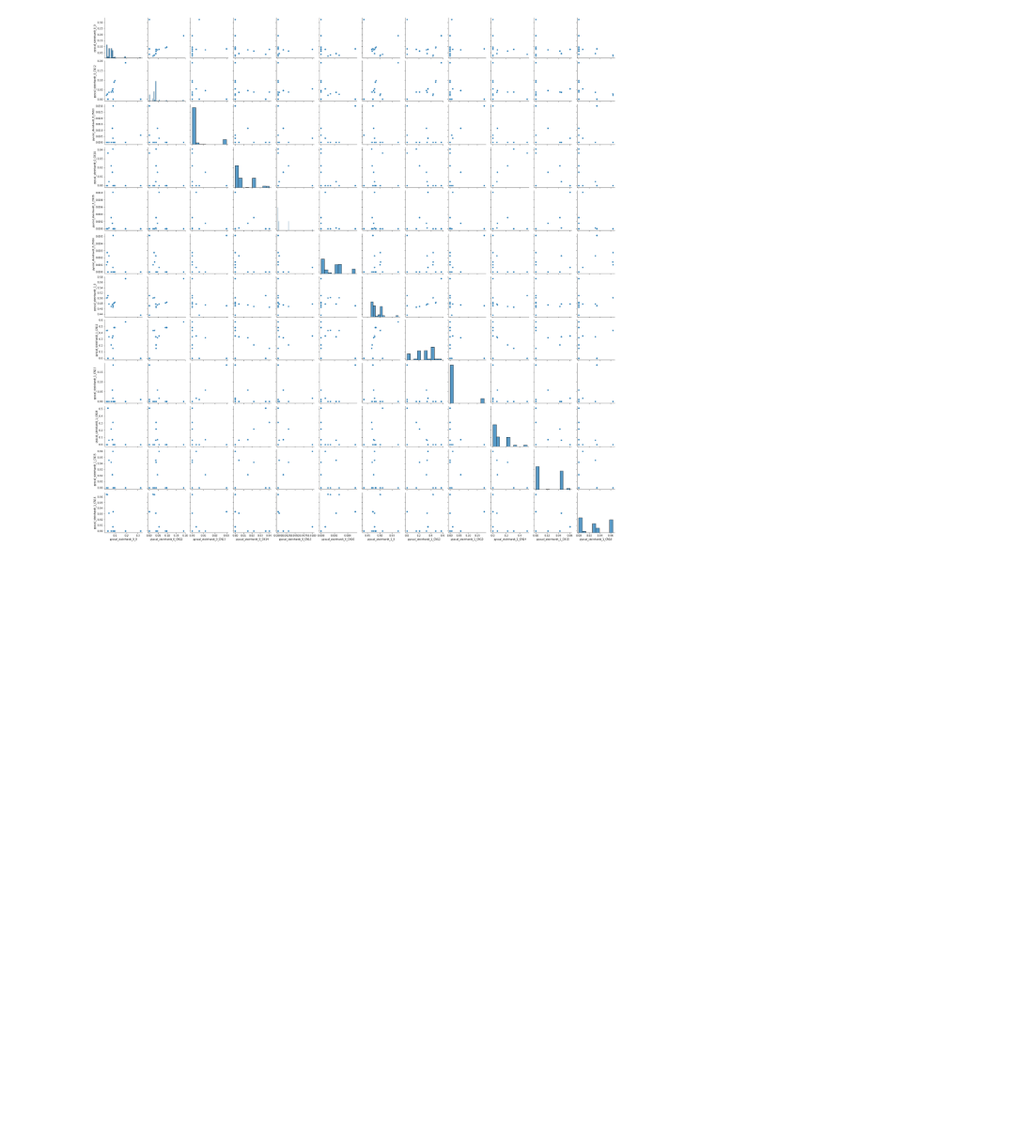
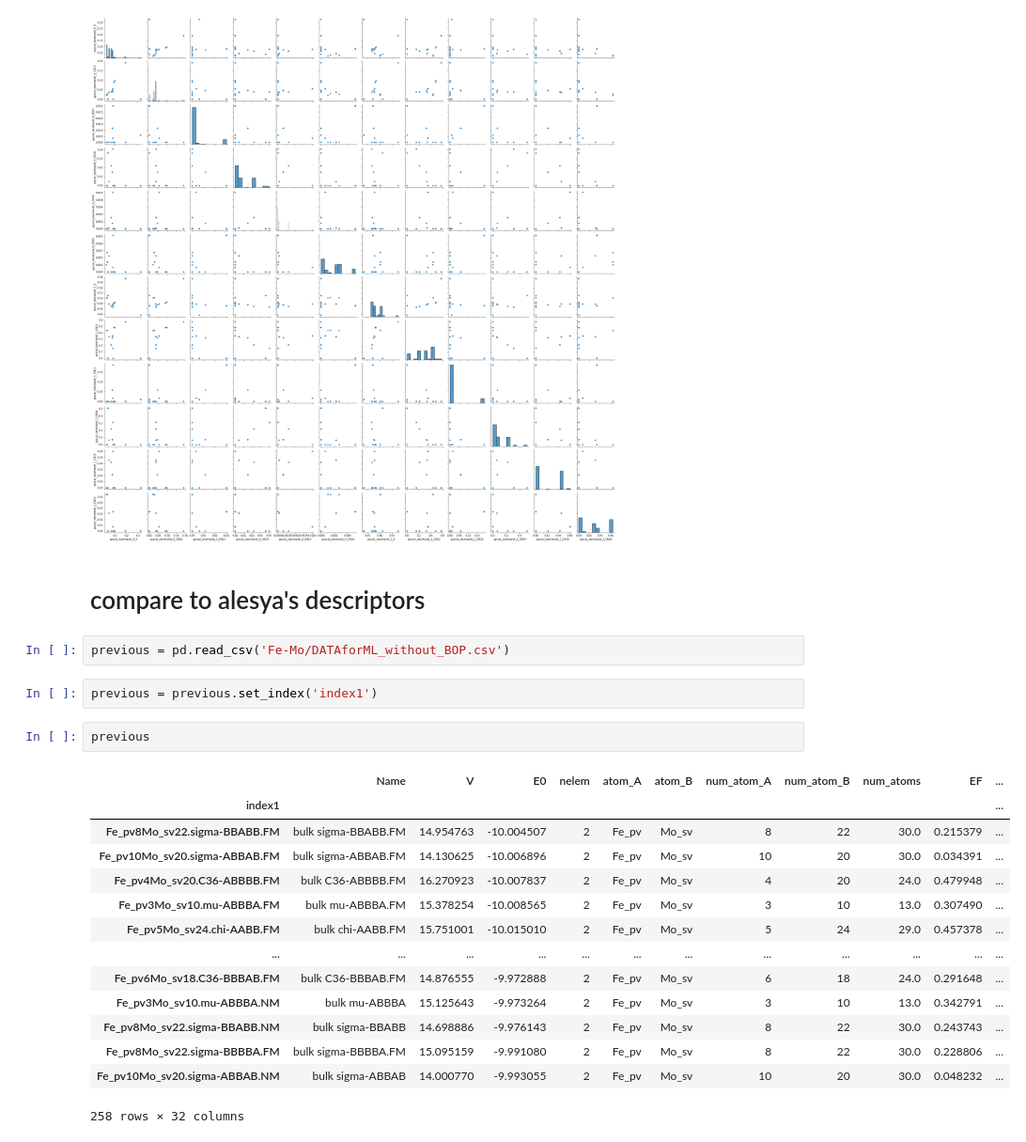
Before and after one commit to AIIMProject/MLFeMoTCPs, a Jupyter notebook: 04_ComputeLibraryFeatures.ipynb, the cells around one changed output. Shown at 94% size. Cells and saved outputs as stored; diff of their text form; blank space fills up the shorter version.

```diff
--- a/04_ComputeLibraryFeatures.ipynb
+++ b/04_ComputeLibraryFeatures.ipynb
@@ -276,3 +269,26 @@ sns.pairplot(CNPyscal)
 # %% [output]
 <seaborn.axisgrid.PairGrid at 0x...>
 [figure]
+# %% [markdown]
+# compare to alesya's descriptors
+# %%
+previous = pd.read_csv('Fe-Mo/DATAforML_without_BOP.csv')
+# %%
+previous = previous.set_index('index1')
+# %%
+previous
+# %% [output]
+|  | Name | V | E0 | nelem | atom_A | atom_B | num_atom_A | num_atom_B | num_atoms | EF | ... |
+| index1 |  |  |  |  |  |  |  |  |  |  | ... |
+| Fe_pv8Mo_sv22.sigma-BBABB.FM | bulk sigma-BBABB.FM | 14.954763 | -10.004507 | 2 | Fe_pv | Mo_sv | 8 | 22 | 30.0 | 0.215379 | ... |
+| Fe_pv10Mo_sv20.sigma-ABBAB.FM | bulk sigma-ABBAB.FM | 14.130625 | -10.006896 | 2 | Fe_pv | Mo_sv | 10 | 20 | 30.0 | 0.034391 | ... |
+| Fe_pv4Mo_sv20.C36-ABBBB.FM | bulk C36-ABBBB.FM | 16.270923 | -10.007837 | 2 | Fe_pv | Mo_sv | 4 | 20 | 24.0 | 0.479948 | ... |
+| Fe_pv3Mo_sv10.mu-ABBBA.FM | bulk mu-ABBBA.FM | 15.378254 | -10.008565 | 2 | Fe_pv | Mo_sv | 3 | 10 | 13.0 | 0.307490 | ... |
+| Fe_pv5Mo_sv24.chi-AABB.FM | bulk chi-AABB.FM | 15.751001 | -10.015010 | 2 | Fe_pv | Mo_sv | 5 | 24 | 29.0 | 0.457378 | ... |
+| ... | ... | ... | ... | ... | ... | ... | ... | ... | ... | ... | ... |
+| Fe_pv6Mo_sv18.C36-BBBAB.FM | bulk C36-BBBAB.FM | 14.876555 | -9.972888 | 2 | Fe_pv | Mo_sv | 6 | 18 | 24.0 | 0.291648 | ... |
+| Fe_pv3Mo_sv10.mu-ABBBA.NM | bulk mu-ABBBA | 15.125643 | -9.973264 | 2 | Fe_pv | Mo_sv | 3 | 10 | 13.0 | 0.342791 | ... |
+| Fe_pv8Mo_sv22.sigma-BBABB.NM | bulk sigma-BBABB | 14.698886 | -9.976143 | 2 | Fe_pv | Mo_sv | 8 | 22 | 30.0 | 0.243743 | ... |
+| Fe_pv8Mo_sv22.sigma-BBBBA.FM | bulk sigma-BBBBA.FM | 15.095159 | -9.991080 | 2 | Fe_pv | Mo_sv | 8 | 22 | 30.0 | 0.228806 | ... |
+| Fe_pv10Mo_sv20.sigma-ABBAB.NM | bulk sigma-ABBAB | 14.000770 | -9.993055 | 2 | Fe_pv | Mo_sv | 10 | 20 | 30.0 | 0.048232 | ... |
+258 rows × 32 columns
```
Also changed, not shown: parts of 24 cells of this notebook, 2 other files.
